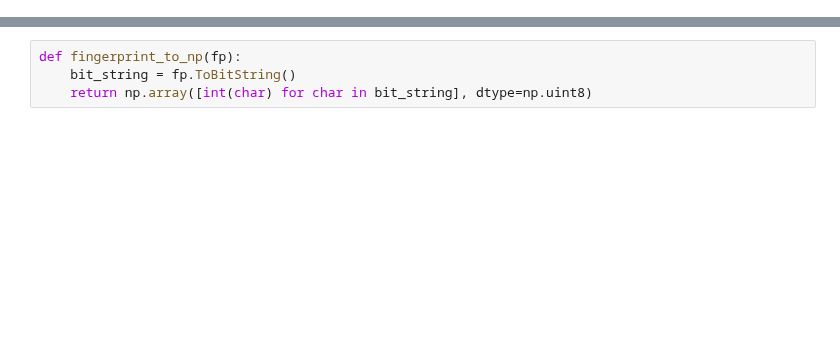
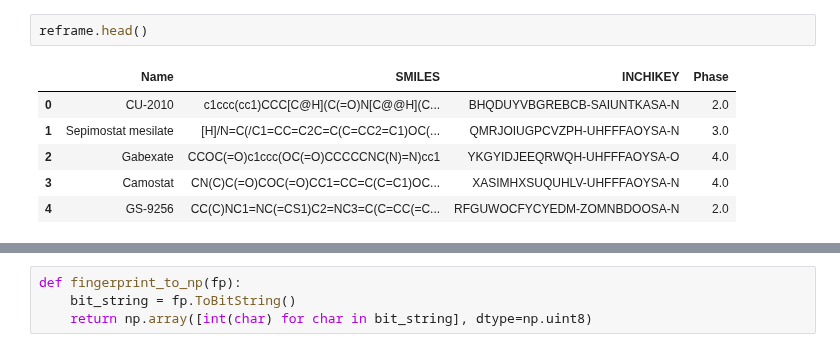
Before and after one commit to srensi/tmprss2, a Jupyter notebook: notebooks/screening_data.ipynb, the cells around one changed output, grey strips where cells are left out. Drawn from its saved outputs; the diff is of its cells as text; blank space fills up the shorter version.

```diff
--- a/notebooks/screening_data.ipynb
+++ b/notebooks/screening_data.ipynb
@@ -5,3 +57,12 @@ reframe=pd.read_csv('../dumps/reframe_candidates.csv', encoding='latin1')
+# %%
+reframe.head()
+# %% [output]
+|  | Name | SMILES | INCHIKEY | Phase |
+| 0 | CU-2010 | c1ccc(cc1)CCC[C@H](C(=O)N[C@@H](C... | BHQDUYVBGREBCB-SAIUNTKASA-N | 2.0 |
+| 1 | Sepimostat mesilate | [H]/N=C(/C1=CC=C2C=C(C=CC2=C1)OC(... | QMRJOIUGPCVZPH-UHFFFAOYSA-N | 3.0 |
+| 2 | Gabexate | CCOC(=O)c1ccc(OC(=O)CCCCCNC(N)=N)cc1 | YKGYIDJEEQRWQH-UHFFFAOYSA-O | 4.0 |
+| 3 | Camostat | CN(C)C(=O)COC(=O)CC1=CC=C(C=C1)OC... | XASIMHXSUQUHLV-UHFFFAOYSA-N | 4.0 |
+| 4 | GS-9256 | CC(C)NC1=NC(=CS1)C2=NC3=C(C=CC(=C... | RFGUWOCFYCYEDM-ZOMNBDOOSA-N | 2.0 |
 # %%
 from rdkit import Chem, DataStructs
 from molvs import Standardizer
```
Also changed, not shown: parts of 11 cells of this notebook, 4 other files.
